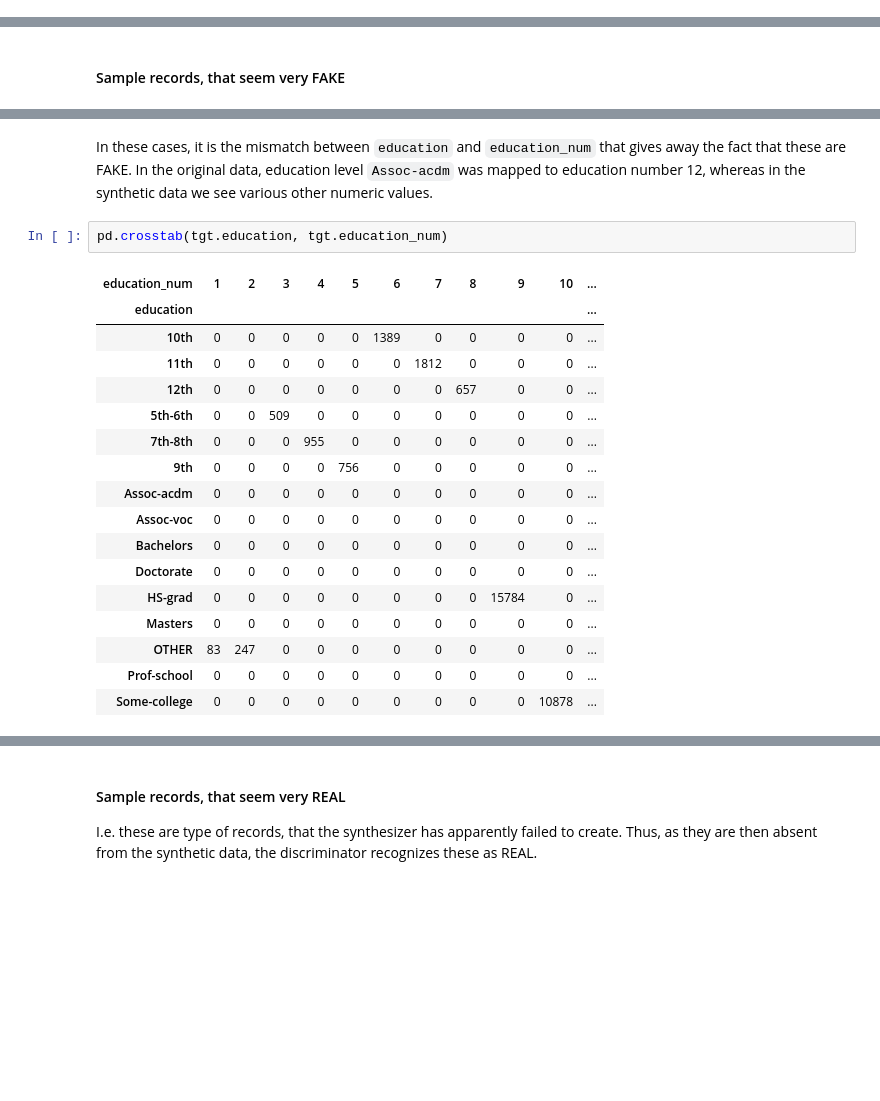
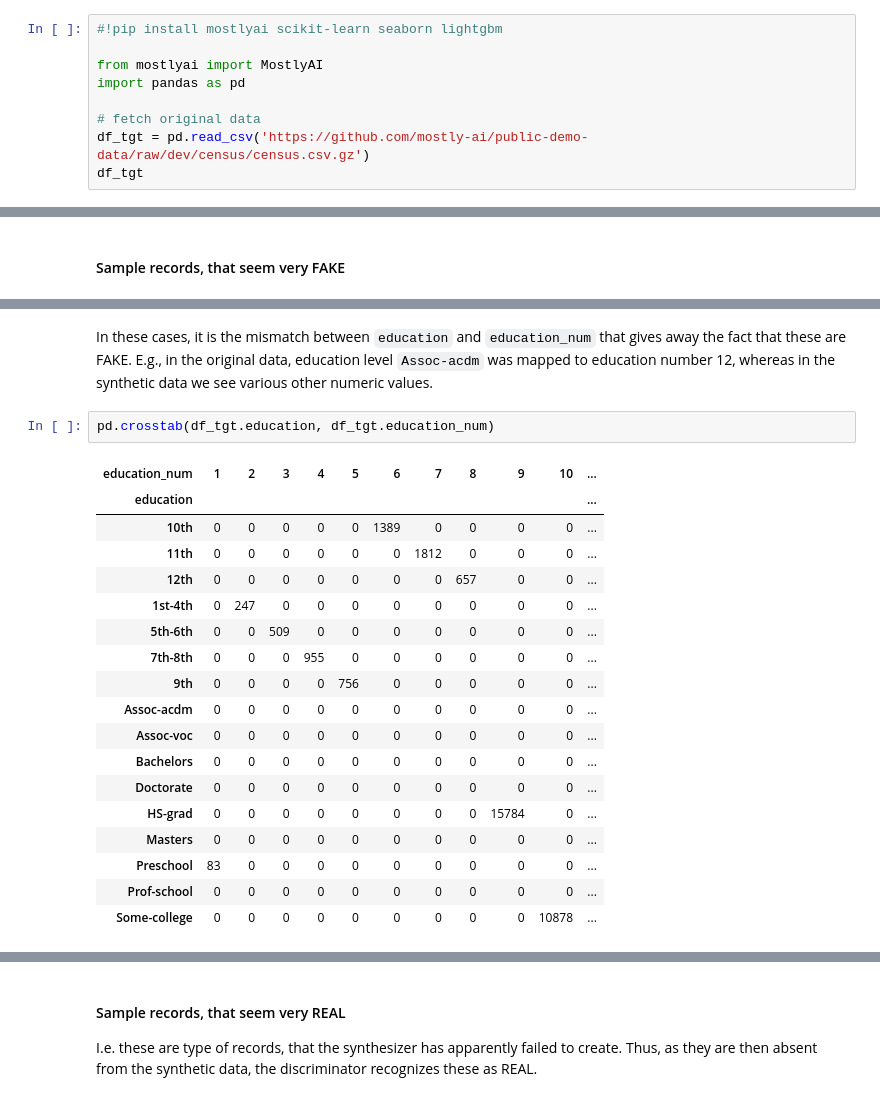
Before and after one commit to mostly-ai/mostly-tutorials, a Jupyter notebook: fake-or-real/fake-or-real.ipynb, the cells around one changed output, grey strips where cells are left out. Drawn from its saved outputs; the diff is of its cells as text; blank space fills up the shorter version.

```diff
--- a/fake-or-real/fake-or-real.ipynb
+++ b/fake-or-real/fake-or-real.ipynb
@@ -45,0 +17,9 @@ read synthetic data with 48,842 records and 14 attributes
+# %%
+#!pip install mostlyai scikit-learn seaborn lightgbm
+
+from mostlyai import MostlyAI
+import pandas as pd
+
+# fetch original data
+df_tgt = pd.read_csv('https://github.com/mostly-ai/public-demo-data/raw/dev/census/census.csv.gz')
+df_tgt
@@ -146,13 +165,14 @@ hol.sort_values('is_fake').tail(n=100).sample(n=5)
 # %% [markdown]
-In these cases, it is the mismatch between `education` and `education_num` that gives away the fact that these are FAKE. In the original data, education level `Assoc-acdm` was mapped to education number 12, whereas in the synthetic data we see various other numeric values.
+In these cases, it is the mismatch between `education` and `education_num` that gives away the fact that these are FAKE. E.g., in the original data, education level `Assoc-acdm` was mapped to education number 12, whereas in the synthetic data we see various other numeric values.
 # %%
-pd.crosstab(tgt.education, tgt.education_num)
+pd.crosstab(df_tgt.education, df_tgt.education_num)
 # %% [output]
 | education_num | 1 | 2 | 3 | 4 | 5 | 6 | 7 | 8 | 9 | 10 | ... |
 | education |  |  |  |  |  |  |  |  |  |  | ... |
 | 10th | 0 | 0 | 0 | 0 | 0 | 1389 | 0 | 0 | 0 | 0 | ... |
 | 11th | 0 | 0 | 0 | 0 | 0 | 0 | 1812 | 0 | 0 | 0 | ... |
 | 12th | 0 | 0 | 0 | 0 | 0 | 0 | 0 | 657 | 0 | 0 | ... |
+| 1st-4th | 0 | 247 | 0 | 0 | 0 | 0 | 0 | 0 | 0 | 0 | ... |
 | 5th-6th | 0 | 0 | 509 | 0 | 0 | 0 | 0 | 0 | 0 | 0 | ... |
 | 7th-8th | 0 | 0 | 0 | 955 | 0 | 0 | 0 | 0 | 0 | 0 | ... |
 | 9th | 0 | 0 | 0 | 0 | 756 | 0 | 0 | 0 | 0 | 0 | ... |
@@ -162,7 +182,7 @@ pd.crosstab(tgt.education, tgt.education_num)
 | Doctorate | 0 | 0 | 0 | 0 | 0 | 0 | 0 | 0 | 0 | 0 | ... |
 | HS-grad | 0 | 0 | 0 | 0 | 0 | 0 | 0 | 0 | 15784 | 0 | ... |
 | Masters | 0 | 0 | 0 | 0 | 0 | 0 | 0 | 0 | 0 | 0 | ... |
-| OTHER | 83 | 247 | 0 | 0 | 0 | 0 | 0 | 0 | 0 | 0 | ... |
+| Preschool | 83 | 0 | 0 | 0 | 0 | 0 | 0 | 0 | 0 | 0 | ... |
 | Prof-school | 0 | 0 | 0 | 0 | 0 | 0 | 0 | 0 | 0 | 0 | ... |
 | Some-college | 0 | 0 | 0 | 0 | 0 | 0 | 0 | 0 | 0 | 10878 | ... |
 # %%
```
Also changed, not shown: parts of 11 cells of this notebook, 4 other files.
